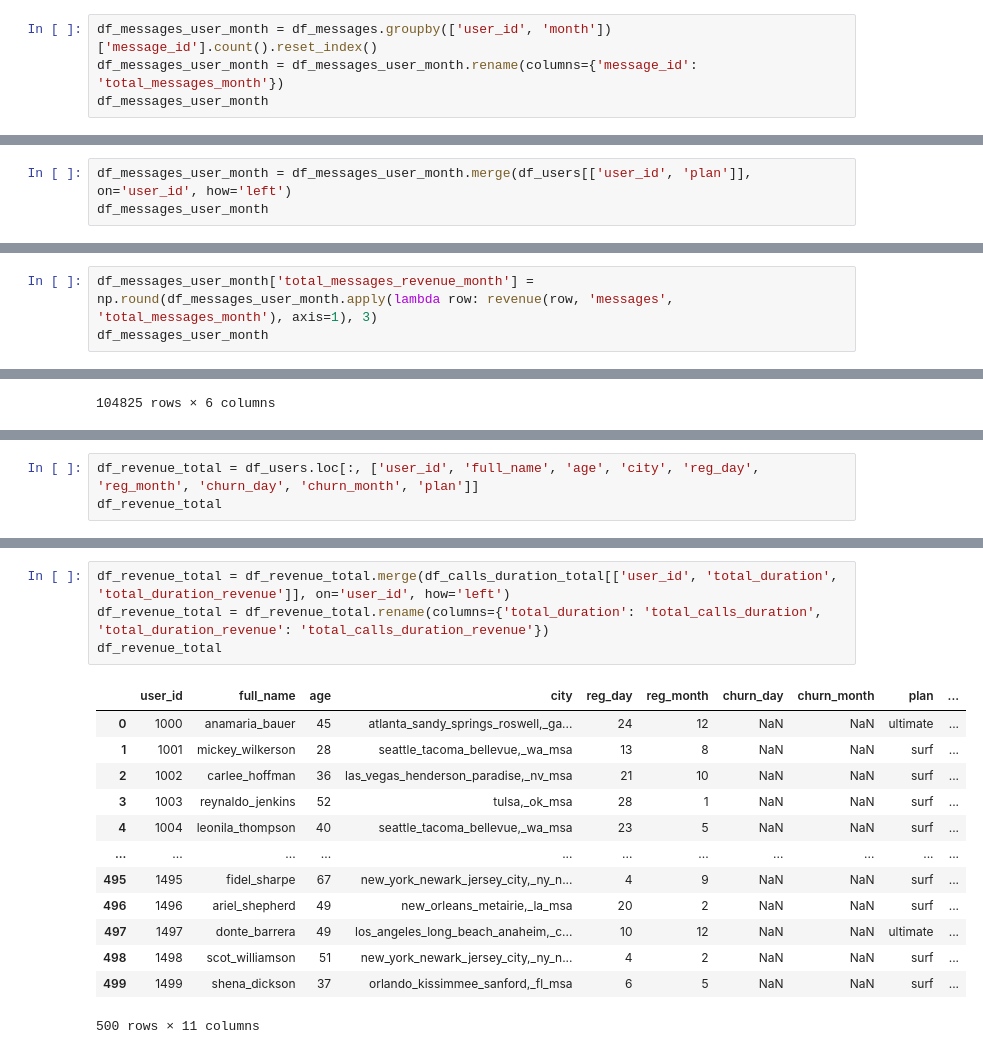
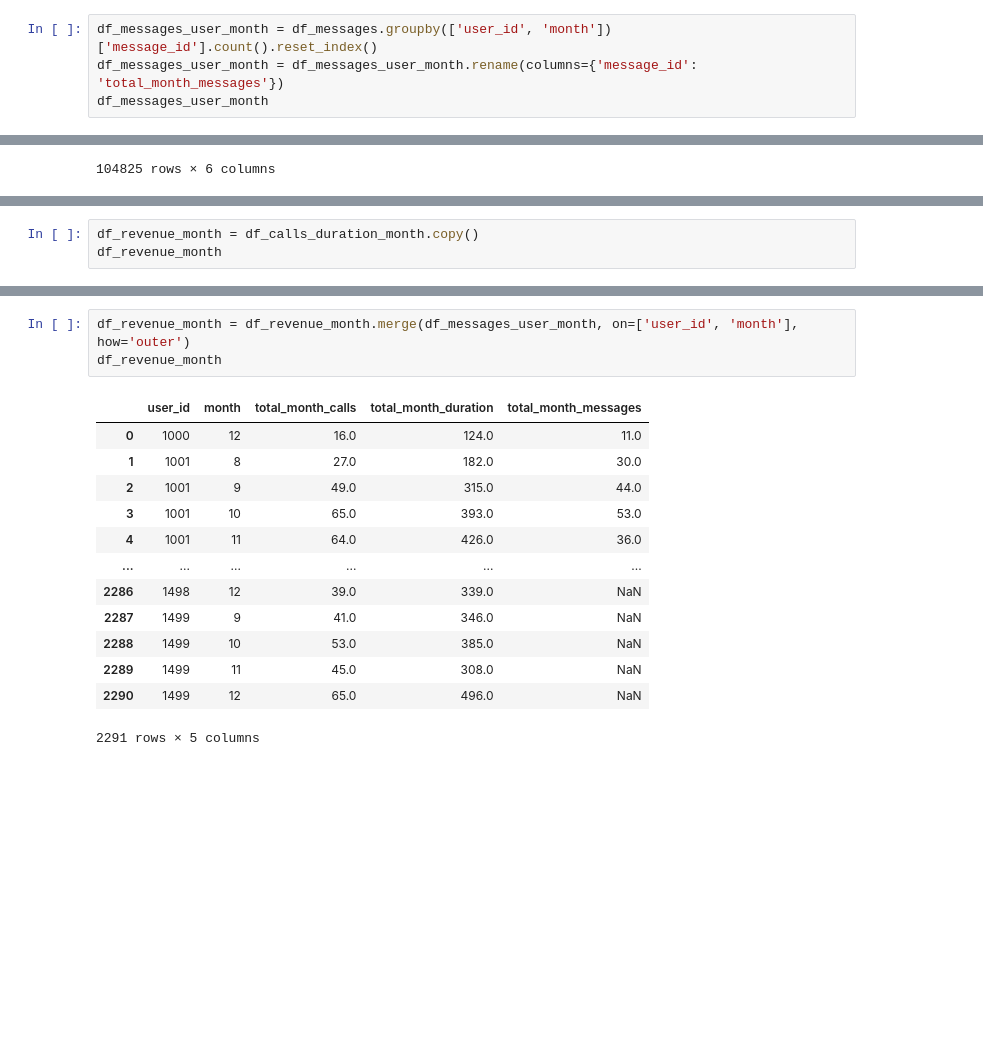
Before and after one commit to LuisPastranaLemus/P_20250514_Mobile_service_plans_analysis, a Jupyter notebook: notebooks/02_feature_engineering.ipynb, the cells around one changed output, grey strips where cells are left out. Saved outputs shown, nothing was run; the diff lists cells and outputs as text; blank space fills up the shorter version.

```diff
--- a/notebooks/02_feature_engineering.ipynb
+++ b/notebooks/02_feature_engineering.ipynb
@@ -539,5 +445,5 @@ df_messages
 # %%
 df_messages_user_month = df_messages.groupby(['user_id', 'month'])['message_id'].count().reset_index()
-df_messages_user_month = df_messages_user_month.rename(columns={'message_id': 'total_messages_month'})
+df_messages_user_month = df_messages_user_month.rename(columns={'message_id': 'total_month_messages'})
 df_messages_user_month
 # %% [output]
@@ -554,6 +460,3 @@ df_messages_user_month
 | 1804 | 1496 | 12 | 11 |
 | 1805 | 1497 | 12 | 50 |
 1806 rows × 3 columns
-# %%
-df_messages_user_month = df_messages_user_month.merge(df_users[['user_id', 'plan']], on='user_id', how='left')
-df_messages_user_month
@@ -574,3 +462,0 @@ df_messages_user_month
-# %%
-df_messages_user_month['total_messages_revenue_month'] = np.round(df_messages_user_month.apply(lambda row: revenue(row, 'messages', 'total_messages_month'), axis=1), 3)
-df_messages_user_month
@@ -818,4 +620,4 @@ df_sessions_traffic_total.to_csv(processed_path, index=False)
 # %%
-df_revenue_total = df_users.loc[:, ['user_id', 'full_name', 'age', 'city', 'reg_day', 'reg_month', 'churn_day', 'churn_month', 'plan']]
-df_revenue_total
+df_revenue_month = df_calls_duration_month.copy()
+df_revenue_month
 # %% [output]
@@ -835,19 +637,18 @@ df_revenue_total
 # %%
-df_revenue_total = df_revenue_total.merge(df_calls_duration_total[['user_id', 'total_duration', 'total_duration_revenue']], on='user_id', how='left')
-df_revenue_total = df_revenue_total.rename(columns={'total_duration': 'total_calls_duration', 'total_duration_revenue': 'total_calls_duration_revenue'})
-df_revenue_total
+df_revenue_month = df_revenue_month.merge(df_messages_user_month, on=['user_id', 'month'], how='outer')
+df_revenue_month
 # %% [output]
-|  | user_id | full_name | age | city | reg_day | reg_month | churn_day | churn_month | plan | ... |
-| 0 | 1000 | anamaria_bauer | 45 | atlanta_sandy_springs_roswell,_ga... | 24 | 12 | NaN | NaN | ultimate | ... |
-| 1 | 1001 | mickey_wilkerson | 28 | seattle_tacoma_bellevue,_wa_msa | 13 | 8 | NaN | NaN | surf | ... |
-| 2 | 1002 | carlee_hoffman | 36 | las_vegas_henderson_paradise,_nv_msa | 21 | 10 | NaN | NaN | surf | ... |
-| 3 | 1003 | reynaldo_jenkins | 52 | tulsa,_ok_msa | 28 | 1 | NaN | NaN | surf | ... |
-| 4 | 1004 | leonila_thompson | 40 | seattle_tacoma_bellevue,_wa_msa | 23 | 5 | NaN | NaN | surf | ... |
-| ... | ... | ... | ... | ... | ... | ... | ... | ... | ... | ... |
-| 495 | 1495 | fidel_sharpe | 67 | new_york_newark_jersey_city,_ny_n... | 4 | 9 | NaN | NaN | surf | ... |
-| 496 | 1496 | ariel_shepherd | 49 | new_orleans_metairie,_la_msa | 20 | 2 | NaN | NaN | surf | ... |
-| 497 | 1497 | donte_barrera | 49 | los_angeles_long_beach_anaheim,_c... | 10 | 12 | NaN | NaN | ultimate | ... |
-| 498 | 1498 | scot_williamson | 51 | new_york_newark_jersey_city,_ny_n... | 4 | 2 | NaN | NaN | surf | ... |
-| 499 | 1499 | shena_dickson | 37 | orlando_kissimmee_sanford,_fl_msa | 6 | 5 | NaN | NaN | surf | ... |
+|  | user_id | month | total_month_calls | total_month_duration | total_month_messages |
+| 0 | 1000 | 12 | 16.0 | 124.0 | 11.0 |
+| 1 | 1001 | 8 | 27.0 | 182.0 | 30.0 |
+| 2 | 1001 | 9 | 49.0 | 315.0 | 44.0 |
+| 3 | 1001 | 10 | 65.0 | 393.0 | 53.0 |
+| 4 | 1001 | 11 | 64.0 | 426.0 | 36.0 |
+| ... | ... | ... | ... | ... | ... |
+| 2286 | 1498 | 12 | 39.0 | 339.0 | NaN |
+| 2287 | 1499 | 9 | 41.0 | 346.0 | NaN |
+| 2288 | 1499 | 10 | 53.0 | 385.0 | NaN |
+| 2289 | 1499 | 11 | 45.0 | 308.0 | NaN |
+| 2290 | 1499 | 12 | 65.0 | 496.0 | NaN |
-500 rows × 11 columns
+2291 rows × 5 columns
 # %%
```
Also changed, not shown: parts of 89 cells of this notebook, 15 other files.
